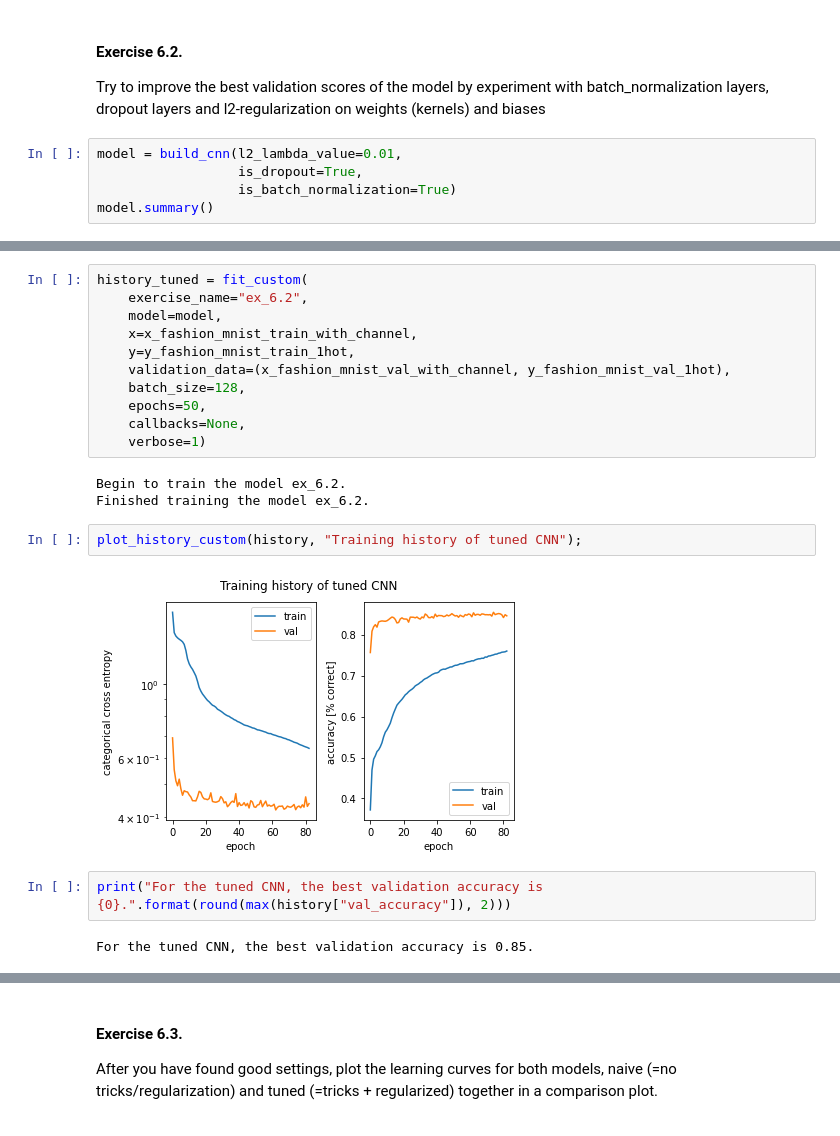
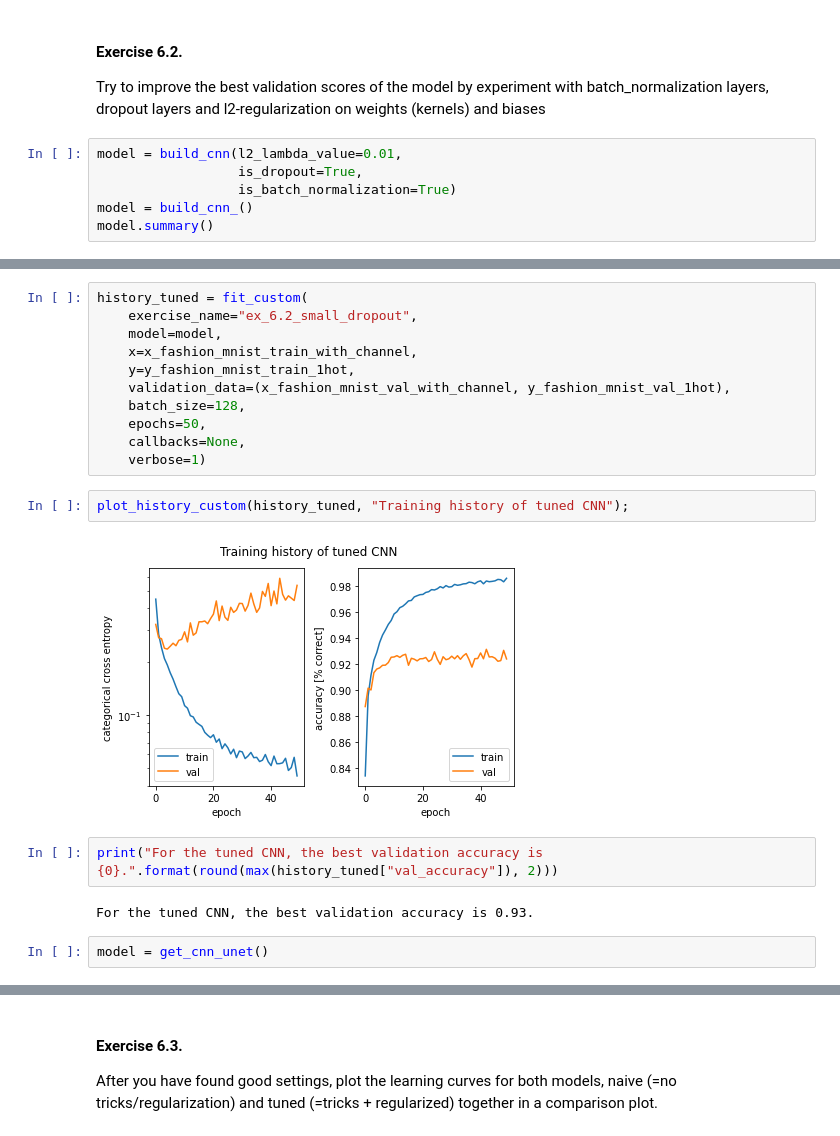
Before and after one commit to jan-kreischer/EPFL_ANN, a Jupyter notebook: index.ipynb, the cells around one changed output, grey strips where cells are left out. Drawn from its saved outputs; the diff is of its cells as text.

```diff
--- a/index.ipynb
+++ b/index.ipynb
@@ -1345,5 +1490,6 @@ Try to improve the best validation scores of the model by experiment with batch_
 model = build_cnn(l2_lambda_value=0.01,
                   is_dropout=True,
                   is_batch_normalization=True)
+model = build_cnn_()
 model.summary()
 # %% [output]
@@ -1367,6 +1497,6 @@ _________________________________________________________________
 # %%
 history_tuned = fit_custom(
-    exercise_name="ex_6.2",
+    exercise_name="ex_6.2_small_dropout",
     model=model,
     x=x_fashion_mnist_train_with_channel,
     y=y_fashion_mnist_train_1hot,
@@ -1375,14 +1505,13 @@ history_tuned = fit_custom(
     epochs=50,
     callbacks=None,
     verbose=1)
-# %% [output]
-Begin to train the model ex_6.2.
-Finished training the model ex_6.2.
 # %%
-plot_history_custom(history, "Training history of tuned CNN");
+plot_history_custom(history_tuned, "Training history of tuned CNN");
 # %% [output]
-[figure, old version]
+[figure, new version]
 # %%
-print("For the tuned CNN, the best validation accuracy is {0}.".format(round(max(history["val_accuracy"]), 2)))
+print("For the tuned CNN, the best validation accuracy is {0}.".format(round(max(history_tuned["val_accuracy"]), 2)))
 # %% [output]
-For the tuned CNN, the best validation accuracy is 0.85.
+For the tuned CNN, the best validation accuracy is 0.93.
+# %%
+model = get_cnn_unet()
```
Also changed, not shown: parts of 15 cells of this notebook.
